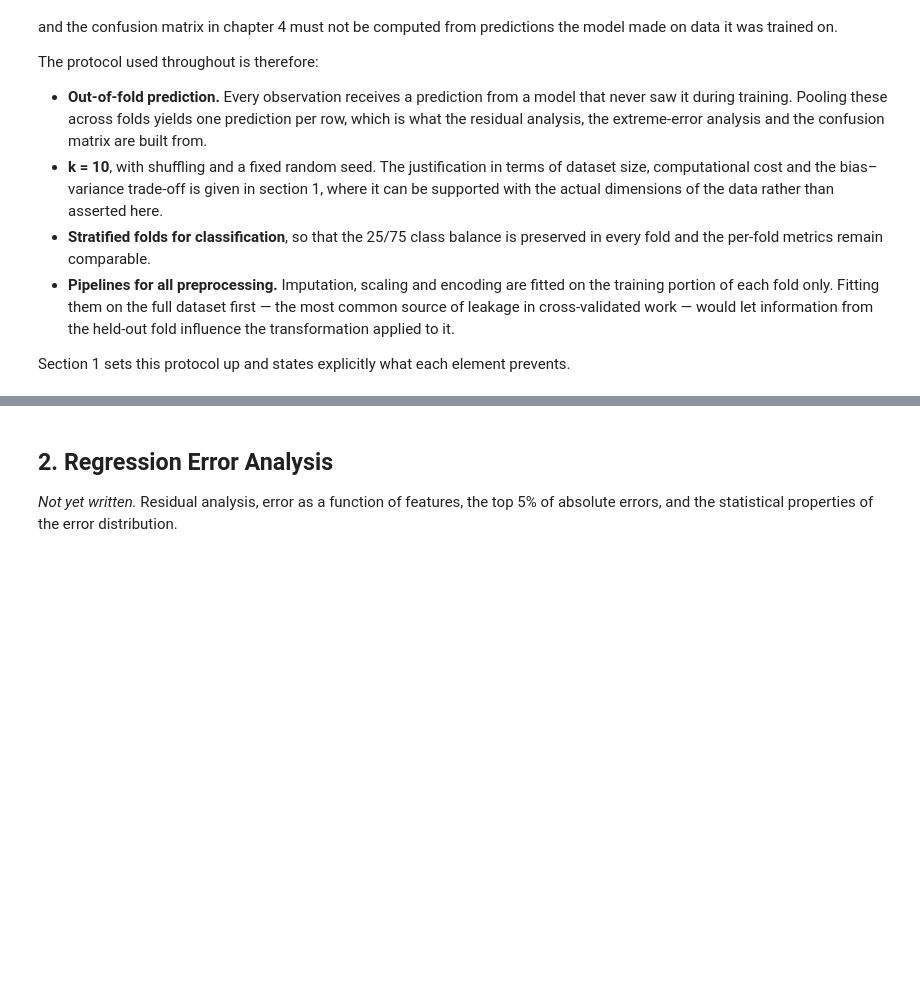
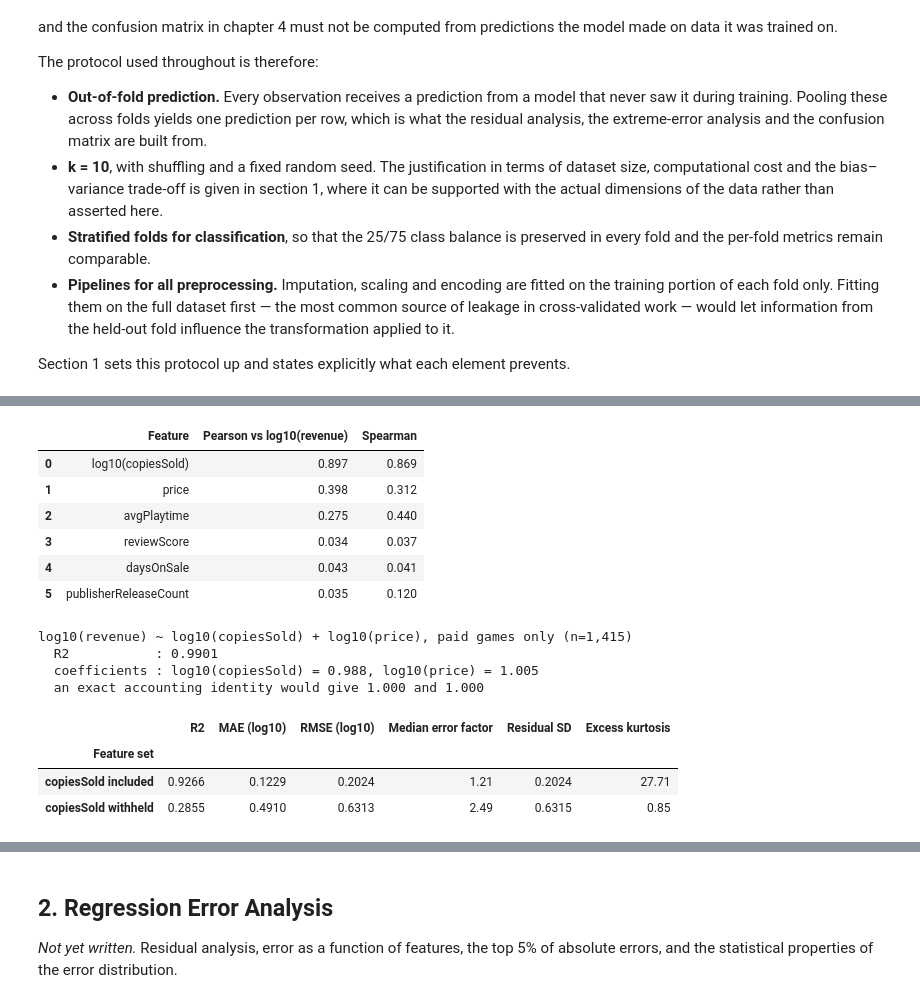
Before and after one commit to shonmazon/Data_Science, a Jupyter notebook: assignment2-error-analysis/notebooks/steam_error_analysis.ipynb, the cells around one changed output, grey strips where cells are left out. Drawn from its saved outputs; the diff is of its cells as text; code cells hidden in the pictures; blank space fills up the shorter version.

```diff
--- a/assignment2-error-analysis/notebooks/steam_error_analysis.ipynb
+++ b/assignment2-error-analysis/notebooks/steam_error_analysis.ipynb
@@ -202,0 +341,55 @@ prevents.
+# %%
+correlation_rows = []
+for column in ["copiesSold", "price", "avgPlaytime", "reviewScore", "daysOnSale",
+               "publisherReleaseCount"]:
+    subset = games[[column, REGRESSION_TARGET]].dropna()
+    values = np.log10(subset[column]) if column == "copiesSold" else subset[column]
+    correlation_rows.append({
+        "Feature": f"log10({column})" if column == "copiesSold" else column,
+        "Pearson vs log10(revenue)": round(pearsonr(values, subset[REGRESSION_TARGET])[0], 3),
+        "Spearman": round(spearmanr(values, subset[REGRESSION_TARGET])[0], 3),
+    })
+display(pd.DataFrame(correlation_rows))
+
+# If revenue were simply copies multiplied by price, regressing the logarithms
+# against each other would recover coefficients of 1.0 and an R2 close to 1.
+paid_games = games[games["price"] > 0]
+identity_features = pd.DataFrame({
+    "log10(copiesSold)": np.log10(paid_games["copiesSold"]),
+    "log10(price)": np.log10(paid_games["price"]),
+})
+identity_model = LinearRegression().fit(identity_features, paid_games[REGRESSION_TARGET])
+
+print(f"log10(revenue) ~ log10(copiesSold) + log10(price), paid games only (n={len(paid_games):,})")
+print(f"  R2           : {identity_model.score(identity_features, paid_games[REGRESSION_TARGET]):.4f}")
+print(f"  coefficients : log10(copiesSold) = {identity_model.coef_[0]:.3f}, "
+      f"log10(price) = {identity_model.coef_[1]:.3f}")
+print( "  an exact accounting identity would give 1.000 and 1.000")
+# %% [output]
+|  | Feature | Pearson vs log10(revenue) | Spearman |
+| 0 | log10(copiesSold) | 0.897 | 0.869 |
+| 1 | price | 0.398 | 0.312 |
+| 2 | avgPlaytime | 0.275 | 0.440 |
+| 3 | reviewScore | 0.034 | 0.037 |
+| 4 | daysOnSale | 0.043 | 0.041 |
+| 5 | publisherReleaseCount | 0.035 | 0.120 |
+log10(revenue) ~ log10(copiesSold) + log10(price), paid games only (n=1,415)
+  R2           : 0.9901
+  coefficients : log10(copiesSold) = 0.988, log10(price) = 1.005
+  an exact accounting identity would give 1.000 and 1.000
+# %%
+leakage_comparison = compare_feature_sets(
+    games,
+    games[REGRESSION_TARGET],
+    {
+        "copiesSold included": NUMERIC_FEATURES + ["logCopiesSold"],
+        "copiesSold withheld": NUMERIC_FEATURES,
+    },
+    cv=KFold(n_splits=5, shuffle=True, random_state=RANDOM_STATE),
+)
+leakage_comparison
+# %% [output]
+|  | R2 | MAE (log10) | RMSE (log10) | Median error factor | Residual SD | Excess kurtosis |
+| Feature set |  |  |  |  |  |  |
+| copiesSold included | 0.9266 | 0.1229 | 0.2024 | 1.21 | 0.2024 | 27.71 |
+| copiesSold withheld | 0.2855 | 0.4910 | 0.6313 | 2.49 | 0.6315 | 0.85 |
```
Also changed, not shown: parts of 18 cells of this notebook, 3 other files.
